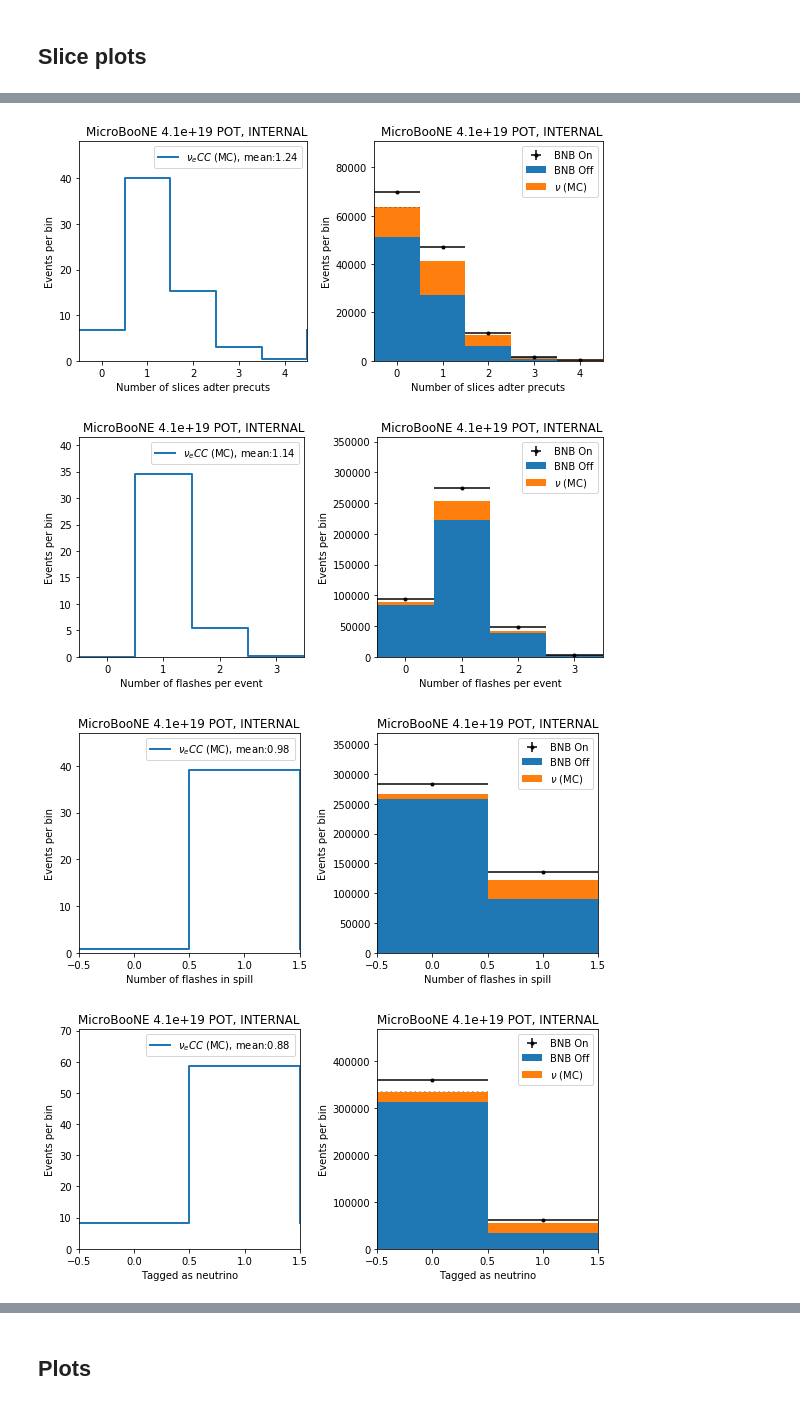
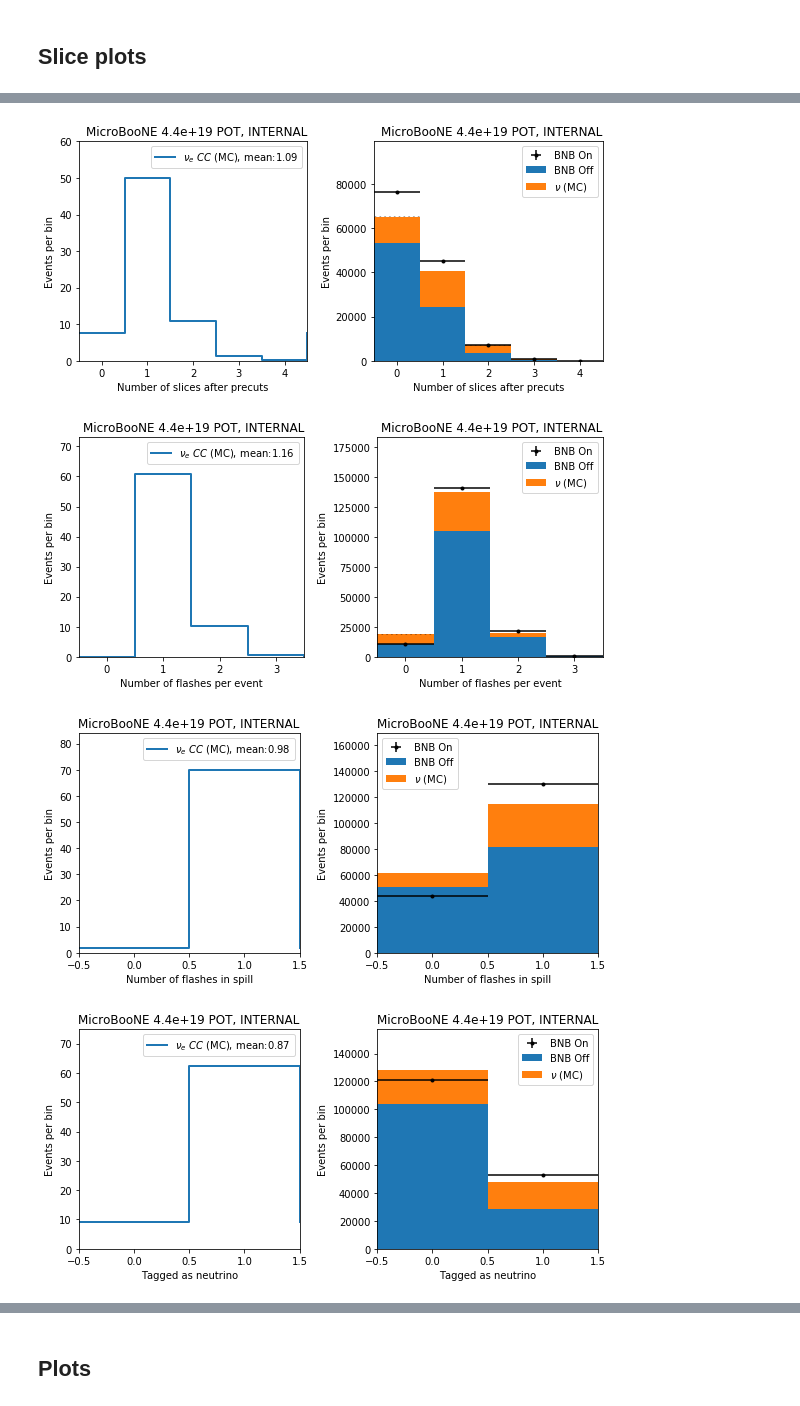
Before and after one commit to Wouter-VDP/MCC9_FlashID, a Jupyter notebook: Flash_ID_all.ipynb, the cells around one changed output, grey strips where cells are left out. Saved outputs shown, nothing was run; the diff lists cells and outputs as text; code cells hidden in the pictures.

```diff
--- a/Flash_ID_all.ipynb
+++ b/Flash_ID_all.ipynb
@@ -68,9 +68,11 @@ def inTPC_df(df, str_x, str_y, str_z, fidvol=[0]*6):
 file_dict = {}
 first = True
 start = time.time()
+
+flist =  os.listdir(inputdir)
 for sample in dict_names:
-    file_name = inputdir+'FlashID_'+sample+'_v11.root'
-    file = uproot.open(file_name)['pandoraFlashEventBuilding']
+    file_name = next((s for s in flist if "NueCC_"+sample+"_" in s), None)
+    file = uproot.open(inputdir+file_name)['pandoraFlashEventBuilding']
     file_dict[sample] = {}
     for tree_name in file.keys():
         name = tree_name.decode('UTF-8').split(';')[0]
@@ -178,17 +124,19 @@ Total POT in nu file: 1.243e+20
 # %%
-if 0: # Only run once if you dont know the number of pot and triggers yet
+if 1: # Only run once if you dont know the number of pot and triggers yet
     # Get the run subrun list from data samples
-    samples = ['on','off']
+    samples = ['off']
     for sample in samples:
         out_name = outdir + 'run_subrun_' + sample + '.txt'
-        sun_subrun = np.array([file_dict[sample]['subruns'][b'run'], file_dict[sample]['subruns'][b'subRun']])
-        np.savetxt(out_name, sun_subrun.T, fmt='%d')
+        run_subrun = np.array([file_dict[sample]['subruns'][b'run'], file_dict[sample]['subruns'][b'subRun']])
+        # temp fix for not storing POT info
+        #run_subrun = np.unique(np.array([file_dict[sample]['events'][b'run'], file_dict[sample]['events'][b'subRun']]), axis=1)
+        np.savetxt(out_name, run_subrun.T, fmt='%d')
 
-triggers_off = 2568431
+triggers_off = 10119897.0
 triggers_on_rolling = 1337193
-triggers_on = 9027631
+triggers_on = 10188735
 pot_on_rolling = 5.736e+18
-pot_on = 4.074e19
+pot_on = 4.35e19
 title_str = "MicroBooNE {0:.2g} POT, INTERNAL".format(pot_on)
 
 scale_off = triggers_on / triggers_off
@@ -492,10 +239,11 @@ plt.show()
 # %%
+# Signal if the true vertex is inside the fiducial volume and the lepton has more than 20MeV kinetic energy
 df_nue_sig = inTPC_df( pd.DataFrame.from_dict(file_dict['nue']['events']), b'nuVertexX', b'nuVertexY', b'nuVertexZ', fidvol=fidvol_arr)
 df_nue_sig.columns = [c.decode('UTF-8') for c in df_nue_sig.columns ]
 df_nue_sig = df_nue_sig.query('leptonEnergy>0.02')
 df_nu_sig = inTPC_df( pd.DataFrame.from_dict(file_dict['nu']['events']), b'nuVertexX', b'nuVertexY', b'nuVertexZ', fidvol=fidvol_arr)
 df_nu_sig.columns = [c.decode('UTF-8') for c in df_nu_sig.columns ]
-df_nu_sig = df_nu_sig.query('leptonEnergy>0.02')
+df_nu_sig = df_nu_sig.query('leptonEnergy>0.126')
 
 df_nue_sig["hasBeamFlash"].value_counts()
 df_nue_sig.head()
@@ -586,7 +331,7 @@ N_arr = [10,5,4,2,2]
 x_min_arr = [-0.5]*5
 x_max_arr = [9.5,4.5, 3.5,1.5,1.5]
 apply_mask_arr = [1,1,0,0,1]
-label_arr = ['Number of slices per event', 'Number of slices adter precuts', 'Number of flashes per event',
+label_arr = ['Number of slices per event', 'Number of slices after precuts', 'Number of flashes per event',
              'Number of flashes in spill', 'Tagged as neutrino']
 
 arrays = [field_arr, N_arr, x_min_arr, x_max_arr, label_arr, apply_mask_arr]
@@ -595,13 +340,13 @@ for field, N, x_min, x_max, lab, apply_mask in zip(*arrays):
 
     fig,ax=plt.subplots(ncols=2,nrows=1,figsize=(5*gr,4), sharex=True)
     if apply_mask:
-        data = [file_dict[s]['events'][field][m] for s,m in zip(dict_names, mask_slices)]
-        scales_here = scales_nonzeroslices
+        data = [file_dict[s]['events'][field] for s in dict_names]
+        scales_here = scales
     else:
         data = [file_dict[s]['events'][field] for s in dict_names]
         scales_here = scales
     # I need a signal sample for nue, overwrite it!
-    data[0] = df_nue_sig.query('nSlices>0')[field.decode('UTF-8')]
+    data[0] = df_nue_sig[field.decode('UTF-8')]
     edges, edges_mid, bins, err, max_val = helper.histHelper(N,x_min,x_max,data, weights=scales_here)
     widths = (edges_mid - edges[:-1])
 
@@ -609,7 +354,7 @@ for field, N, x_min, x_max, lab, apply_mask in zip(*arrays):
     mean = np.mean(data[0][data[0]>-1])
     bins[0]=np.append(bins[0],bins[0][0])
     err[0]=np.append(err[0],err[0][0])
-    ax[0].step(edges,bins[0], lw=2, where='post', label=r'$\nu_e CC$ (MC), mean:{0:0.2f}'.format(mean))
+    ax[0].step(edges,bins[0], lw=2, where='post', label=r'$\nu_e$ $CC$ (MC), mean:{0:0.2f}'.format(mean))
     ax[0].fill_between(edges, bins[0] - err[0], bins[0] + err[0], alpha=0.3, step='post')
     ax[0].set_xlim(x_min,x_max)
     ax[0].set_ylim(0,1.2*max_val[0])
@@ -627,6 +372,8 @@ for field, N, x_min, x_max, lab, apply_mask in zip(*arrays):
     for m, v, e, w in zip(edges_mid ,val ,y_err, widths):
         ax[1].add_patch(patches.Rectangle( (m-w, v-e), 2*w, 2*e, hatch='\\\\\\\\\\', Fill=False, linewidth=0, alpha=0.4))
 
+    #Notice that slices after cuts implies having a beamflash
+    print( sum(bins[2])/(sum(bins[1])+sum(bins[3])))
     ax[1].legend()
     ax[1].set_xlabel(lab)
     ax[1].set_ylabel('Events per bin')
@@ -640,7 +392,7 @@ for field, N, x_min, x_max, lab, apply_mask in zip(*arrays):
-[figure, old version]
+[figure, new version]
-[figure, old version]
+[figure, new version]
-[figure, old version]
+[figure, new version]
-[figure, old version]
+[figure, new version]
 # %%
 ## How many events do have a good slice:
 # 80% pure and complete, and collection plane charge!
```
Also changed, not shown: parts of 45 cells of this notebook, 30 other files.
